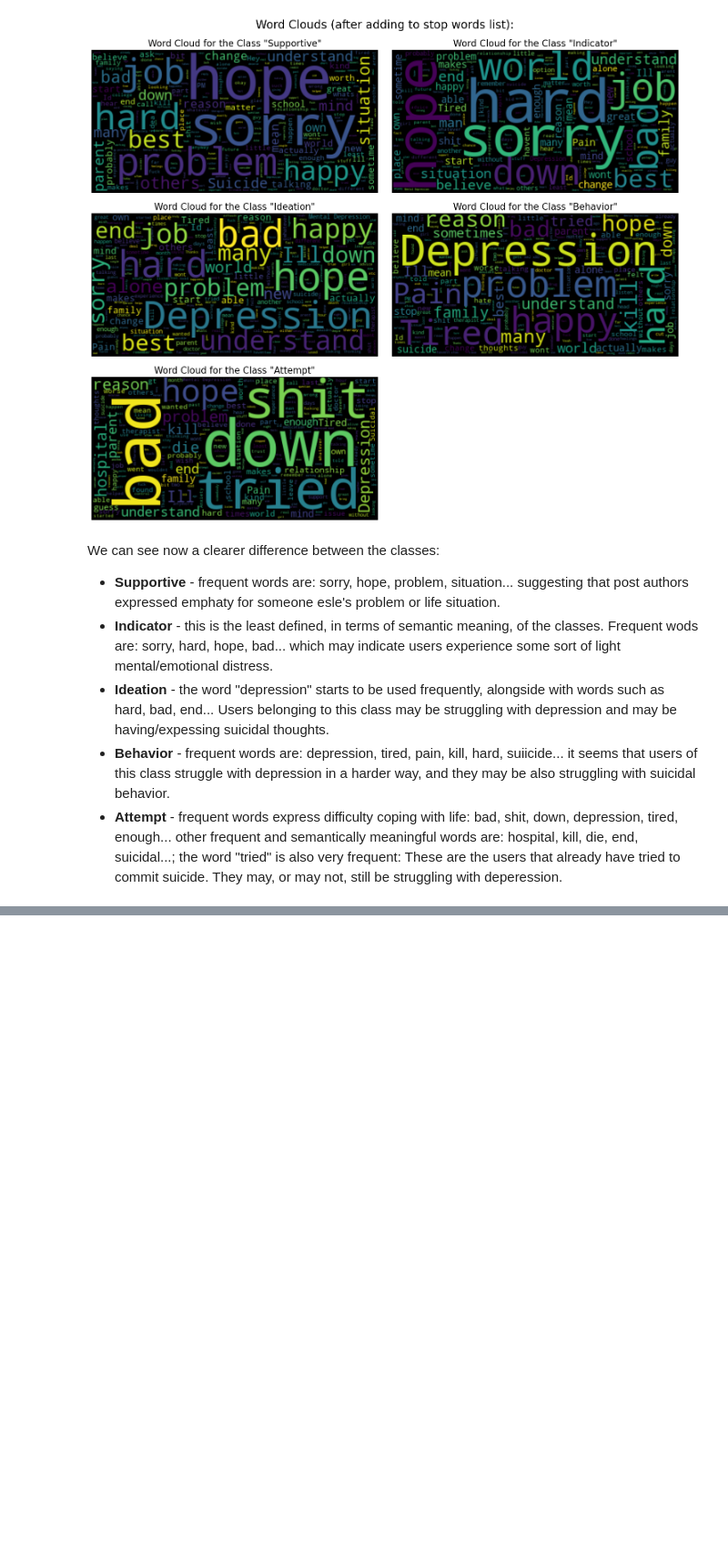
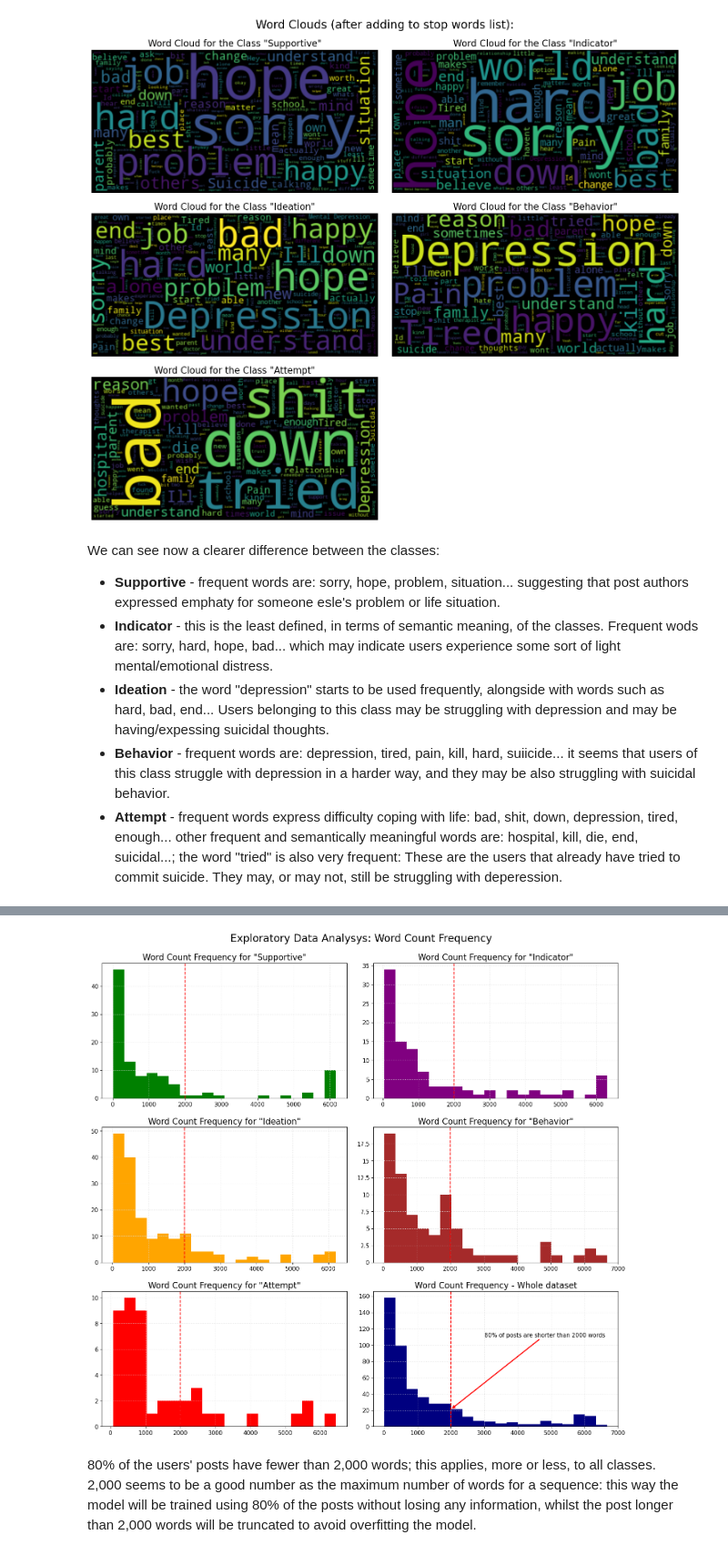
Before and after one commit to SebastianoDenegri/Targeted_Suicide_Intervention, a Jupyter notebook: Reddit_Users_Classification.ipynb, the cells around one changed output, grey strips where cells are left out. Shown at 91% size. Cells and saved outputs as stored; diff of their text form; code cells hidden in the pictures; blank space fills up the shorter version.

```diff
--- a/Reddit_Users_Classification.ipynb
+++ b/Reddit_Users_Classification.ipynb
@@ -459,0 +506,61 @@ NEXT STEPS FOR EDA:
+# %%
+fig = plt.figure(figsize=(15,14))
+ax1 = fig.add_subplot(3,2,1)
+ax2 = fig.add_subplot(3,2,2)
+ax3 = fig.add_subplot(3,2,3)
+ax4 = fig.add_subplot(3,2,4)
+ax5 = fig.add_subplot(3,2,5)
+ax6 = fig.add_subplot(3,2,6)
+
+ax1.hist(data[data['Label'] == 'Supportive']['word_count'], bins=20, color='green')
+ax1.axvline(x=2000, color='r', ls='--')
+ax1.grid(True, axis='both', color='gainsboro', ls= ':', linewidth=0.8)
+ax1.set_title('Word Count Frequency for "Supportive"', fontsize=16)
+ax1.set_xticklabels([-1000,0,1000,2000,3000,4000,5000,6000], fontsize=11)
+ax1.set_yticklabels(range(0,51,10), fontsize=11)
+
+ax2.hist(data[data['Label'] == 'Indicator']['word_count'], bins=20, color='purple')
+ax2.axvline(x=2000, color='r', ls='--')
+ax2.grid(True, axis='both', color='gainsboro', ls= ':', linewidth=0.8)
+ax2.set_title('Word Count Frequency for "Indicator"', fontsize=16)
+ax2.set_xticklabels([-1000,0,1000,2000,3000,4000,5000,6000], fontsize=11)
+ax2.set_yticklabels(range(0,36,5), fontsize=11)
+
+ax3.hist(data[data['Label'] == 'Ideation']['word_count'], bins=20, color='orange')
+ax3.axvline(x=2000, color='r', ls='--')
+ax3.grid(True, axis='both', color='gainsboro', ls= ':', linewidth=0.8)
+ax3.set_title('Word Count Frequency for "Ideation"', fontsize=16)
+ax3.set_xticklabels([-1000,0,1000,2000,3000,4000,5000,6000], fontsize=11)
+ax3.set_yticklabels(range(0,51,10), fontsize=11)
+
+ax4.hist(data[data['Label'] == 'Behavior']['word_count'], bins=20, color='brown')
+ax4.axvline(x=2000, color='r', ls='--')
+ax4.grid(True, axis='both', color='gainsboro', ls= ':', linewidth=0.8)
+ax4.set_title('Word Count Frequency for "Behavior"', fontsize=16)
+ax4.set_xticklabels([-1000,0,1000,2000,3000,4000,5000,6000,7000], fontsize=11)
+ax4.set_yticklabels([0, 2.5, 5, 7.5, 10, 12.5, 15, 17.5], fontsize=11)
+
+ax5.hist(data[data['Label'] == 'Attempt']['word_count'], bins=20, color='red')
+ax5.axvline(x=2000, color='r', ls='--')
+ax5.grid(True, axis='both', color='gainsboro', ls= ':', linewidth=0.8)
+ax5.set_title('Word Count Frequency for "Attempt"', fontsize=16)
+ax5.set_xticklabels([-1000,0,1000,2000,3000,4000,5000,6000], fontsize=11)
+ax5.set_yticklabels(range(0,11,2), fontsize=11)
+
+ax6.hist(data['word_count'], bins=20, color='navy')
+ax6.axvline(x=2000, color='r', ls='--')
+ax6.grid(True, axis='both', color='gainsboro', ls= ':', linewidth=0.8)
+ax6.set_title('Word Count Frequency - Whole dataset', fontsize=16)
+ax6.set_xticklabels([-1000,0,1000,2000,3000,4000,5000,6000,7000], fontsize=11)
+ax6.set_yticklabels(range(0,161,20), fontsize=11)
+ax6.annotate('80% of posts are shorter than 2000 words', xy=(2000,21), xytext=(3000,110), fontsize=11,
+             arrowprops=dict(arrowstyle='->', connectionstyle='arc3', color='r', lw=2))
+
+fig.suptitle('Exploratory Data Analysys: Word Count Frequency', fontsize=20)
+plt.tight_layout(pad=1.9)
+plt.show()
+# %% [output]
+[figure, added]
+# %% [markdown]
+80% of the users' posts have fewer than 2,000 words; this applies, more or less, to all classes.
+2,000 seems to be a good number as the maximum number of words for a sequence: this way the model will be trained using 80% of the posts without losing any information, whilst the post longer than 2,000 words will be truncated to avoid overfitting the model.
```
Also changed, not shown: parts of 25 cells of this notebook.
